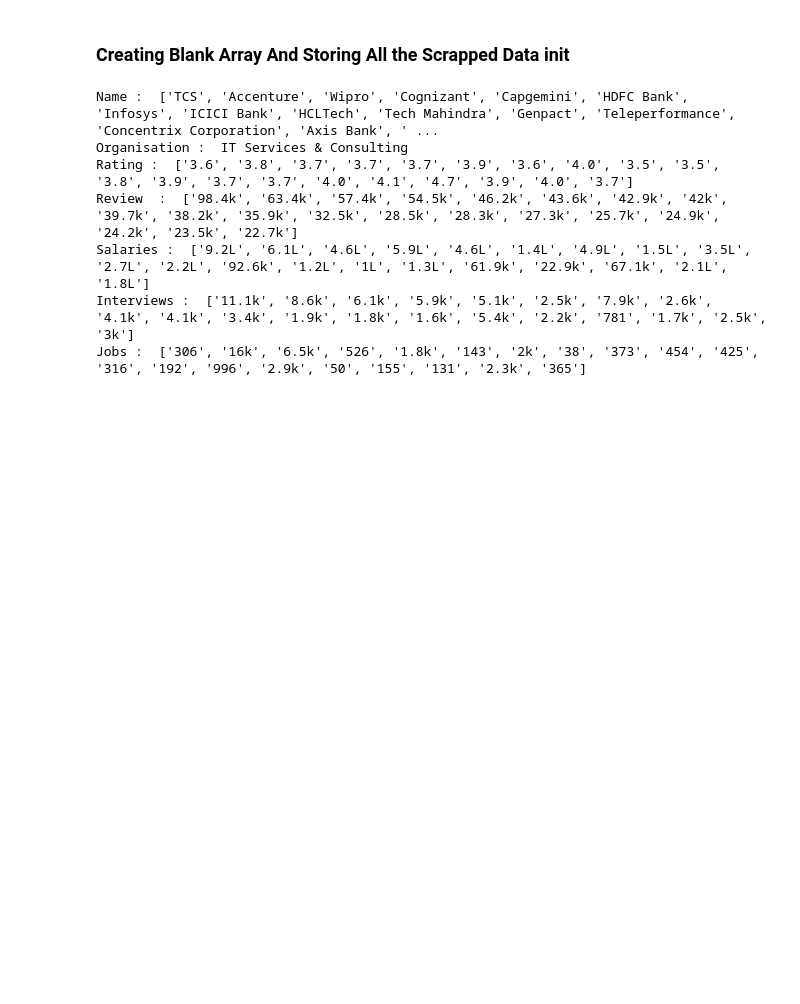
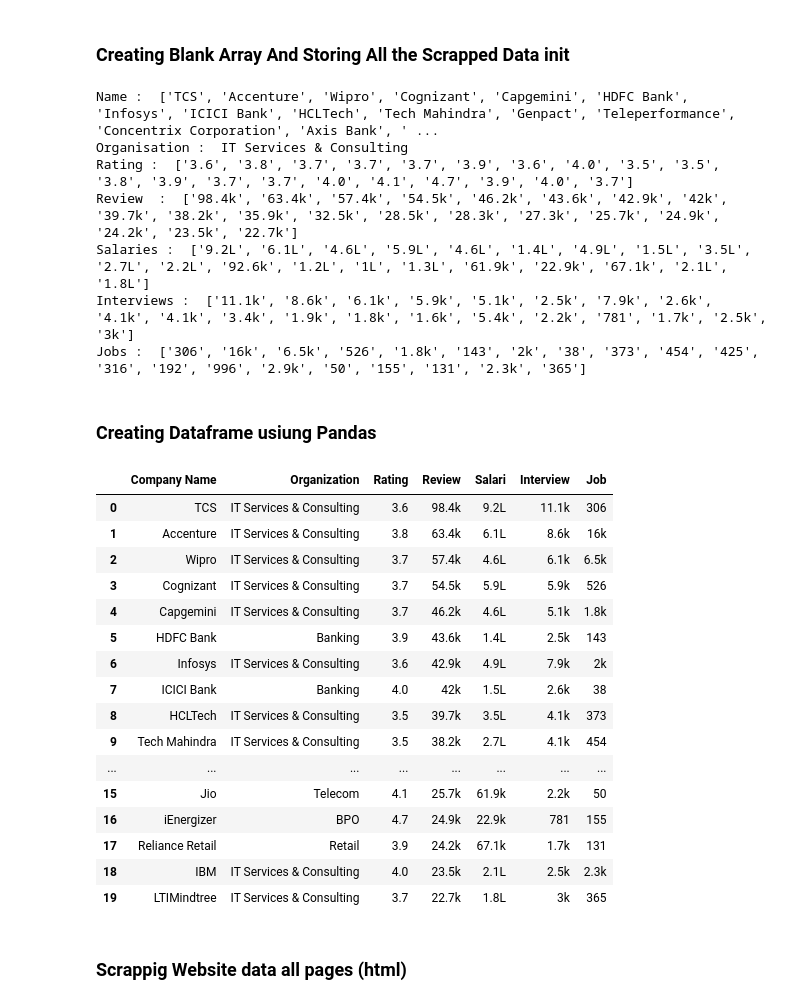
Before and after one commit to TA-ashrafi/Web_Scrapping_List_fo_Companies, a Jupyter notebook: project.ipynb, the cells around one changed output. Cells and saved outputs as stored; diff of their text form; code cells hidden in the pictures; blank space fills up the shorter version.

```diff
--- a/project.ipynb
+++ b/project.ipynb
@@ -303,14 +303,40 @@ Review  :  ['98.4k', '63.4k', '57.4k', '54.5k', '46.2k', '43.6k', '42.9k', '42k'
 Salaries :  ['9.2L', '6.1L', '4.6L', '5.9L', '4.6L', '1.4L', '4.9L', '1.5L', '3.5L', '2.7L', '2.2L', '92.6k', '1.2L', '1L', '1.3L', '61.9k', '22.9k', '67.1k', '2.1L', '1.8L']
 Interviews :  ['11.1k', '8.6k', '6.1k', '5.9k', '5.1k', '2.5k', '7.9k', '2.6k', '4.1k', '4.1k', '3.4k', '1.9k', '1.8k', '1.6k', '5.4k', '2.2k', '781', '1.7k', '2.5k', '3k']
 Jobs :  ['306', '16k', '6.5k', '526', '1.8k', '143', '2k', '38', '373', '454', '425', '316', '192', '996', '2.9k', '50', '155', '131', '2.3k', '365']
+# %% [markdown]
+### Creating Dataframe usiung Pandas
 # %%
 data = {'Company Name' : name ,
         'Organization' : organization,
         'Rating' : rating,
         'Review' : review,
         'Salari' : salarie,
         'Interview' : interviews,
         'Job' : jobs
         }
 
 df = pd.DataFrame(data)
+#df.shape
+#df.head
+#df.describe()
+df
+# %% [output]
+|  | Company Name | Organization | Rating | Review | Salari | Interview | Job |
+| 0 | TCS | IT Services & Consulting | 3.6 | 98.4k | 9.2L | 11.1k | 306 |
+| 1 | Accenture | IT Services & Consulting | 3.8 | 63.4k | 6.1L | 8.6k | 16k |
+| 2 | Wipro | IT Services & Consulting | 3.7 | 57.4k | 4.6L | 6.1k | 6.5k |
+| 3 | Cognizant | IT Services & Consulting | 3.7 | 54.5k | 5.9L | 5.9k | 526 |
+| 4 | Capgemini | IT Services & Consulting | 3.7 | 46.2k | 4.6L | 5.1k | 1.8k |
+| 5 | HDFC Bank | Banking | 3.9 | 43.6k | 1.4L | 2.5k | 143 |
+| 6 | Infosys | IT Services & Consulting | 3.6 | 42.9k | 4.9L | 7.9k | 2k |
+| 7 | ICICI Bank | Banking | 4.0 | 42k | 1.5L | 2.6k | 38 |
+| 8 | HCLTech | IT Services & Consulting | 3.5 | 39.7k | 3.5L | 4.1k | 373 |
+| 9 | Tech Mahindra | IT Services & Consulting | 3.5 | 38.2k | 2.7L | 4.1k | 454 |
+| ... | ... | ... | ... | ... | ... | ... | ... |
+| 15 | Jio | Telecom | 4.1 | 25.7k | 61.9k | 2.2k | 50 |
+| 16 | iEnergizer | BPO | 4.7 | 24.9k | 22.9k | 781 | 155 |
+| 17 | Reliance Retail | Retail | 3.9 | 24.2k | 67.1k | 1.7k | 131 |
+| 18 | IBM | IT Services & Consulting | 4.0 | 23.5k | 2.1L | 2.5k | 2.3k |
+| 19 | LTIMindtree | IT Services & Consulting | 3.7 | 22.7k | 1.8L | 3k | 365 |
+# %% [markdown]
+### Scrappig Website data all pages (html)
```
Also changed, not shown: parts of 1 cell of this notebook.
